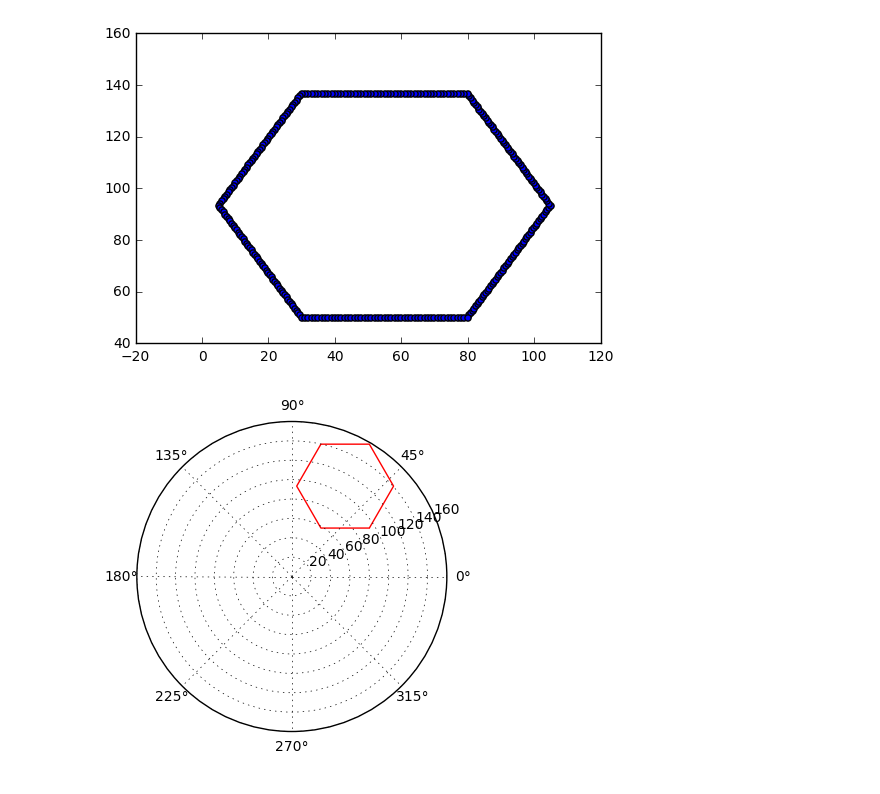
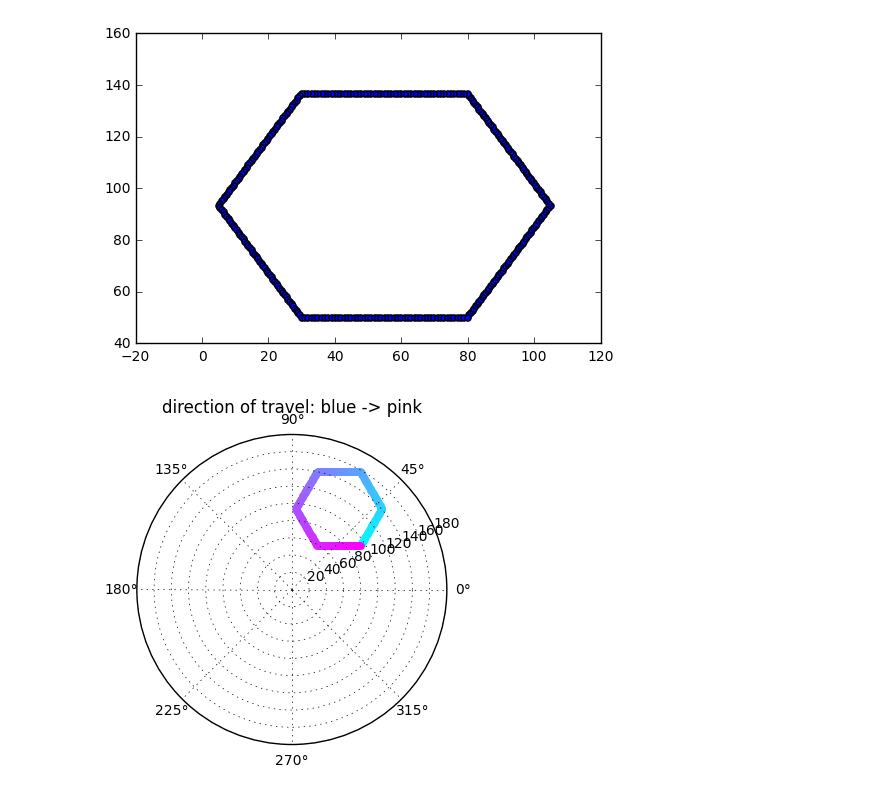
Before and after one commit to radiolarian/polarprinter, a Jupyter notebook: first step.ipynb, the cells around one changed output. Drawn from its saved outputs; the diff is of its cells as text; code cells hidden in the pictures.

```diff
--- a/first step.ipynb
+++ b/first step.ipynb
@@ -104,18 +85,17 @@ plt.scatter(flathex[0,:], flathex[1,:])
 plt.show()
 # %% [output]
 [figure]
-# %%
-r = cylin_hex[:,0]
-theta = cylin_hex[:,1]
-
-ax = plt.subplot(111, projection='polar')
-ax.plot(theta, r, color='r', linewidth=1)
-# ax.grid(True)
-
-# ax.set_title("A line plot on a polar axis", va='bottom')
-plt.show()
-# %% [output]
-[figure, removed]
+# %%
+r = cylin_hex[:,0]
+theta = cylin_hex[:,1]
+ax = plt.subplot(111, projection='polar')
+colorspace = np.linspace(0, 1, len(theta))
+for rval, tval, i in zip(r, theta, colorspace):
+    ax.scatter(tval, rval, color=cm.cool(i), linewidth=1)
+plt.title("direction of travel: blue -> pink")
+plt.show()
+# %% [output]
+[figure, added]
 # %%
 #writing gcode (NOTE: CHECK MOTORS FOR Z <-> THETA CONVERSION TOMORROW)
 
```
Also changed, not shown: parts of 4 cells of this notebook.
